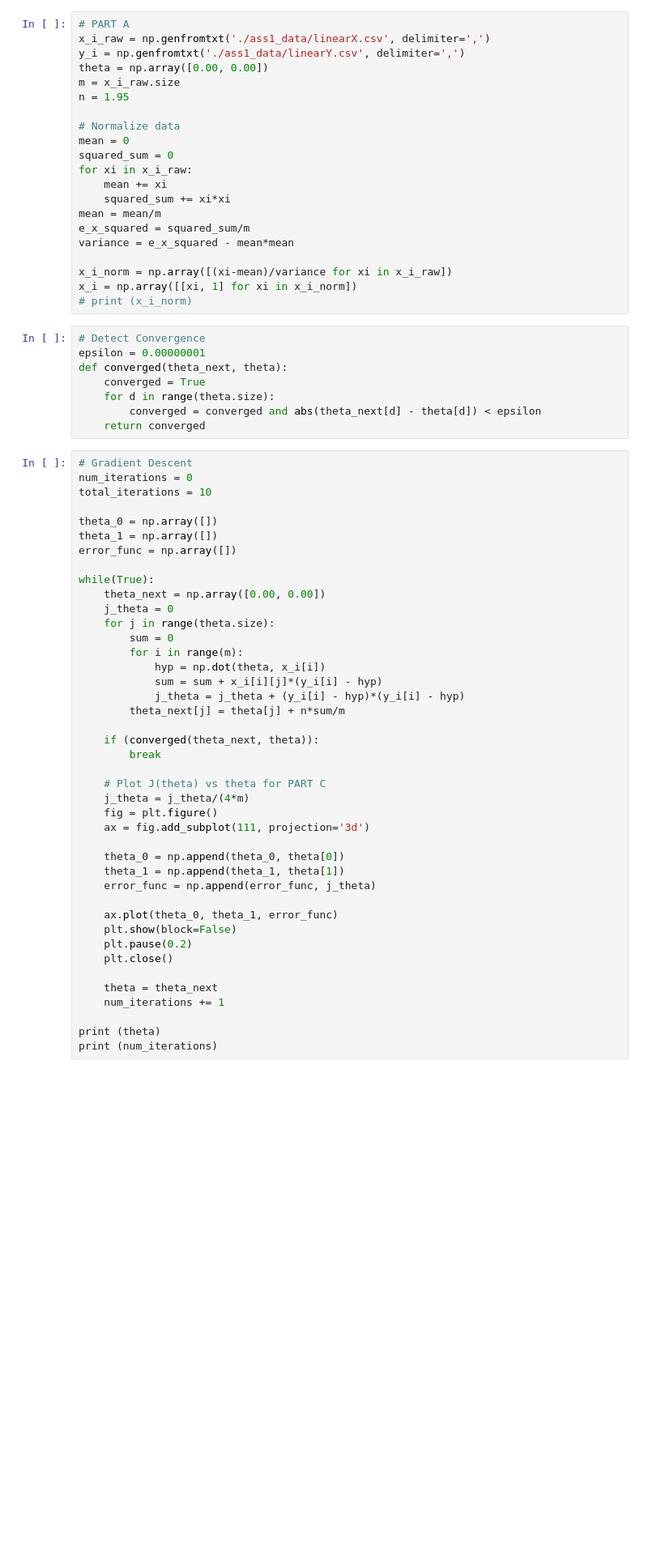
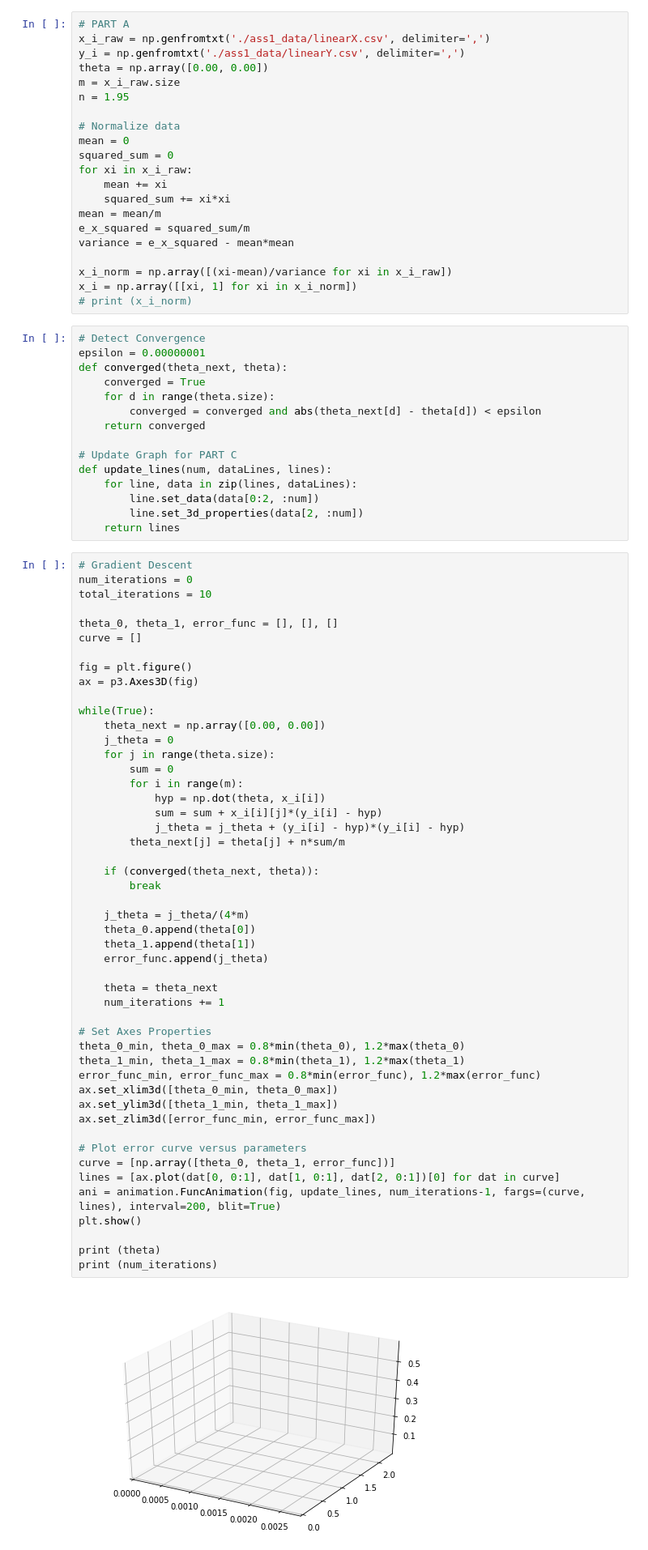
Before and after one commit to DivyanshuSaxena/Machine-Learning-Assignments, a Jupyter notebook: linear-regression.ipynb, the cells around one changed output. Shown at 81% size. Saved outputs shown, nothing was run; the diff lists cells and outputs as text; blank space fills up the shorter version.

```diff
--- a/linear-regression.ipynb
+++ b/linear-regression.ipynb
@@ -31,46 +32,61 @@ def converged(theta_next, theta):
     for d in range(theta.size):
         converged = converged and abs(theta_next[d] - theta[d]) < epsilon
     return converged
+
+# Update Graph for PART C
+def update_lines(num, dataLines, lines):
+    for line, data in zip(lines, dataLines):
+        line.set_data(data[0:2, :num])
+        line.set_3d_properties(data[2, :num])
+    return lines
 # %%
 # Gradient Descent
 num_iterations = 0
 total_iterations = 10
 
-theta_0 = np.array([])
-theta_1 = np.array([])
-error_func = np.array([])
+theta_0, theta_1, error_func = [], [], []
+curve = []
+
+fig = plt.figure()
+ax = p3.Axes3D(fig)
 
 while(True):
     theta_next = np.array([0.00, 0.00])
     j_theta = 0
     for j in range(theta.size):
         sum = 0
         for i in range(m):
             hyp = np.dot(theta, x_i[i])
             sum = sum + x_i[i][j]*(y_i[i] - hyp)
             j_theta = j_theta + (y_i[i] - hyp)*(y_i[i] - hyp)
         theta_next[j] = theta[j] + n*sum/m
 
     if (converged(theta_next, theta)):
         break
 
-    # Plot J(theta) vs theta for PART C
     j_theta = j_theta/(4*m)
-    fig = plt.figure()
-    ax = fig.add_subplot(111, projection='3d')
-
-    theta_0 = np.append(theta_0, theta[0])
-    theta_1 = np.append(theta_1, theta[1])
-    error_func = np.append(error_func, j_theta)
-
-    ax.plot(theta_0, theta_1, error_func)
-    plt.show(block=False)
-    plt.pause(0.2)
-    plt.close()
+    theta_0.append(theta[0])
+    theta_1.append(theta[1])
+    error_func.append(j_theta)
 
     theta = theta_next
     num_iterations += 1
 
+# Set Axes Properties
+theta_0_min, theta_0_max = 0.8*min(theta_0), 1.2*max(theta_0)
+theta_1_min, theta_1_max = 0.8*min(theta_1), 1.2*max(theta_1)
+error_func_min, error_func_max = 0.8*min(error_func), 1.2*max(error_func)
+ax.set_xlim3d([theta_0_min, theta_0_max])
+ax.set_ylim3d([theta_1_min, theta_1_max])
+ax.set_zlim3d([error_func_min, error_func_max])
+
+# Plot error curve versus parameters
+curve = [np.array([theta_0, theta_1, error_func])]
+lines = [ax.plot(dat[0, 0:1], dat[1, 0:1], dat[2, 0:1])[0] for dat in curve]
+ani = animation.FuncAnimation(fig, update_lines, num_iterations-1, fargs=(curve, lines), interval=200, blit=True)
+plt.show()
+
 print (theta)
 print (num_iterations)
 # %% [output]
+[figure, new version]
```
Also changed, not shown: parts of 3 cells of this notebook, 1 other file.
